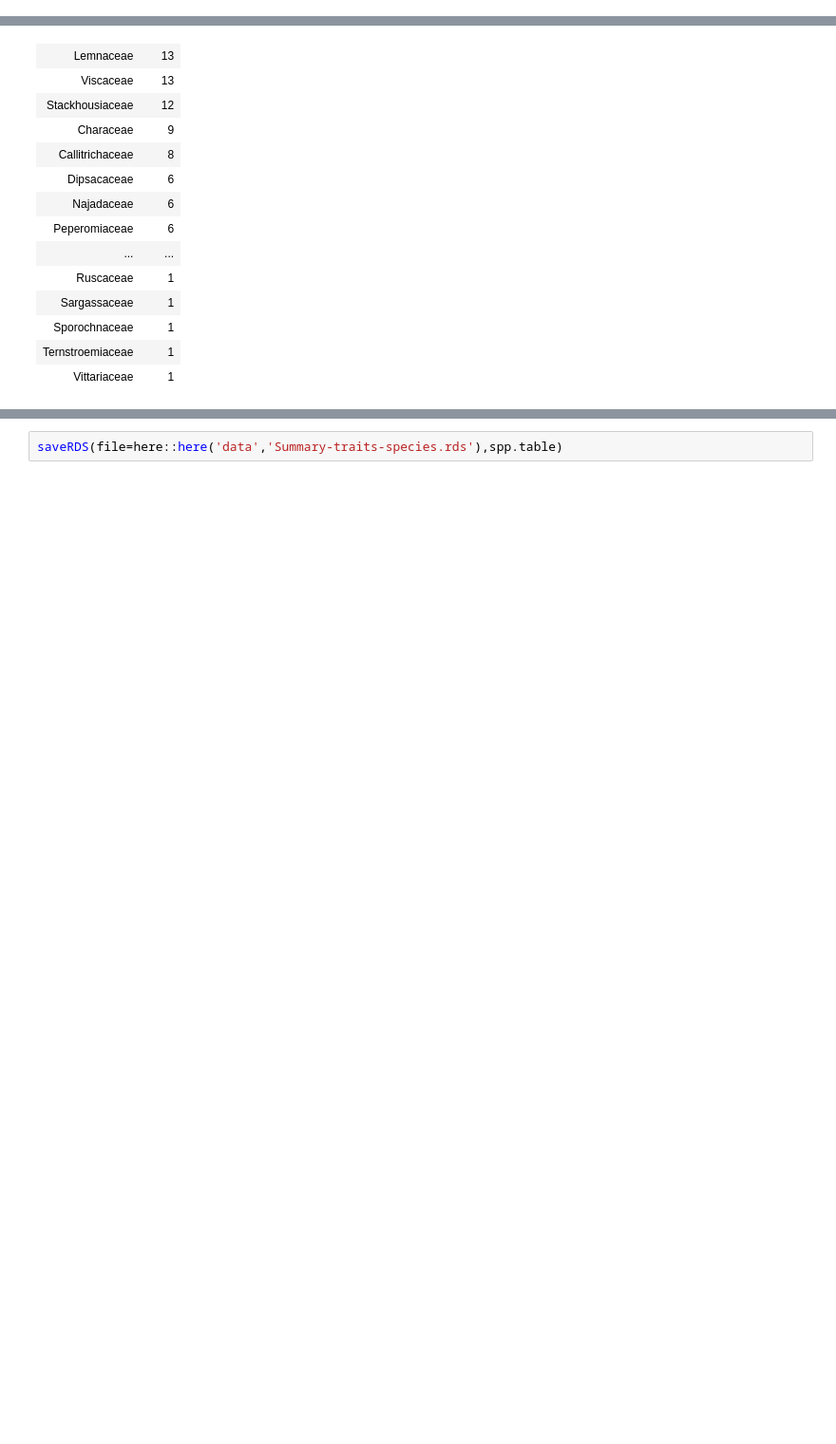
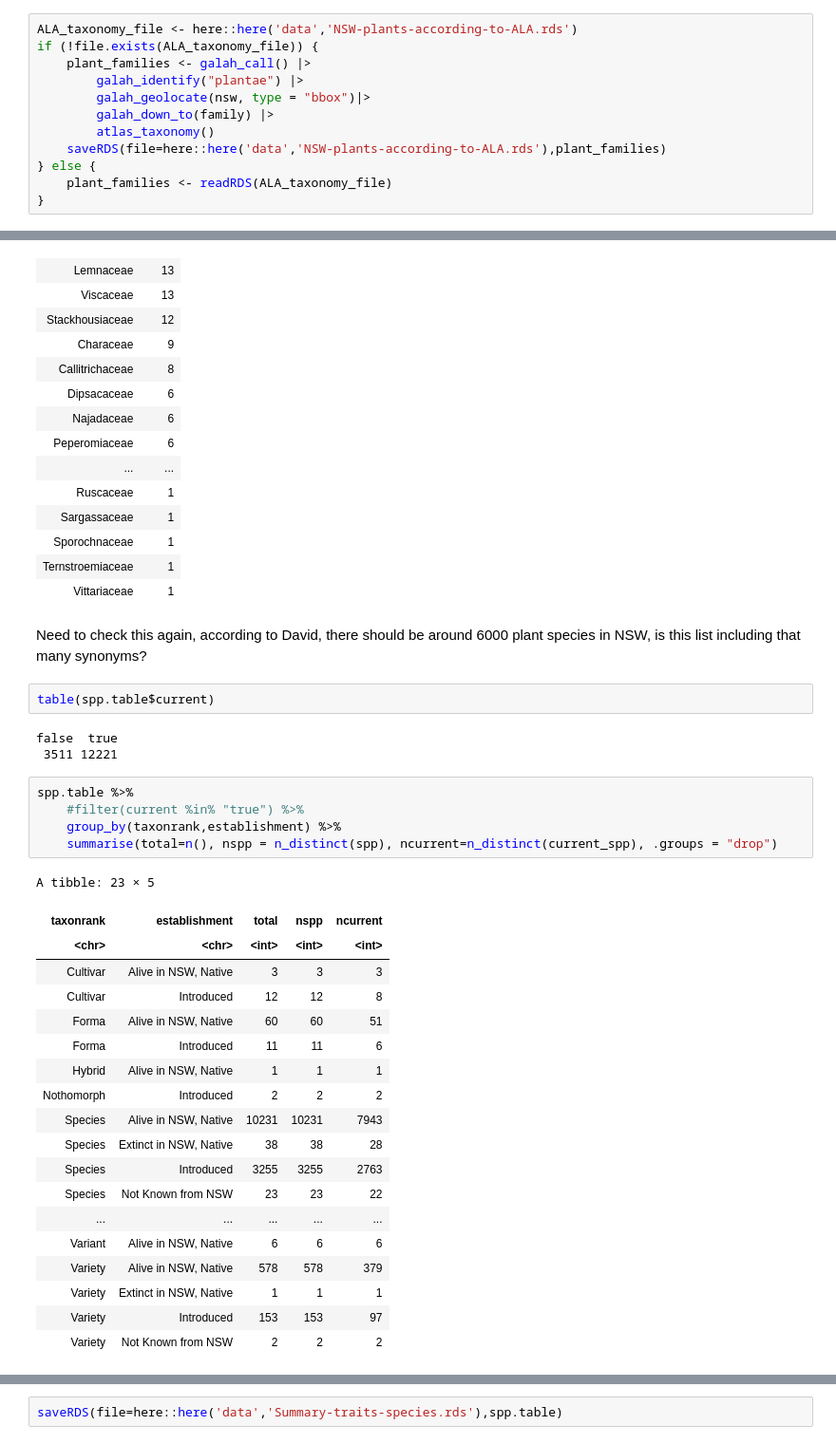
Before and after one commit to ces-unsw-edu-au/fireveg-analysis, a Jupyter notebook: read-from-database/Read-table-traits-per-species.ipynb, the cells around one changed output, grey strips where cells are left out. Shown: that part at 95% size. Cells and saved outputs as stored; diff of their text form; blank space fills up the shorter version.

```diff
--- a/read-from-database/Read-table-traits-per-species.ipynb
+++ b/read-from-database/Read-table-traits-per-species.ipynb
@@ -196,0 +149,12 @@ taxonrank           Alive in NSW, Native Extinct in NSW, Native Hybrid
+# %%
+ALA_taxonomy_file <- here::here('data','NSW-plants-according-to-ALA.rds')
+if (!file.exists(ALA_taxonomy_file)) {
+    plant_families <- galah_call() |>
+        galah_identify("plantae") |>
+        galah_geolocate(nsw, type = "bbox")|>
+        galah_down_to(family) |>
+        atlas_taxonomy()
+    saveRDS(file=here::here('data','NSW-plants-according-to-ALA.rds'),plant_families)
+} else {
+    plant_families <- readRDS(ALA_taxonomy_file)
+}
@@ -260,3 +255,35 @@ A tibble: 47 × 2
 | Sporochnaceae | 1 |
 | Ternstroemiaceae | 1 |
 | Vittariaceae | 1 |
+# %% [markdown]
+Need to check this again, according to David, there should be around 6000 plant species in NSW, is this list including that many synonyms?
+# %%
+table(spp.table$current)
+# %% [output]
+false  true
+ 3511 12221
+# %%
+spp.table %>%
+    #filter(current %in% "true") %>%
+    group_by(taxonrank,establishment) %>%
+    summarise(total=n(), nspp = n_distinct(spp), ncurrent=n_distinct(current_spp), .groups = "drop")
+# %% [output]
+A tibble: 23 × 5
+| taxonrank | establishment | total | nspp | ncurrent |
+| <chr> | <chr> | <int> | <int> | <int> |
+| Cultivar | Alive in NSW, Native | 3 | 3 | 3 |
+| Cultivar | Introduced | 12 | 12 | 8 |
+| Forma | Alive in NSW, Native | 60 | 60 | 51 |
+| Forma | Introduced | 11 | 11 | 6 |
+| Hybrid | Alive in NSW, Native | 1 | 1 | 1 |
+| Nothomorph | Introduced | 2 | 2 | 2 |
+| Species | Alive in NSW, Native | 10231 | 10231 | 7943 |
+| Species | Extinct in NSW, Native | 38 | 38 | 28 |
+| Species | Introduced | 3255 | 3255 | 2763 |
+| Species | Not Known from NSW | 23 | 23 | 22 |
+| ... | ... | ... | ... | ... |
+| Variant | Alive in NSW, Native | 6 | 6 | 6 |
+| Variety | Alive in NSW, Native | 578 | 578 | 379 |
+| Variety | Extinct in NSW, Native | 1 | 1 | 1 |
+| Variety | Introduced | 153 | 153 | 97 |
+| Variety | Not Known from NSW | 2 | 2 | 2 |
```
Also changed, not shown: parts of 31 cells of this notebook, 6 other files.
